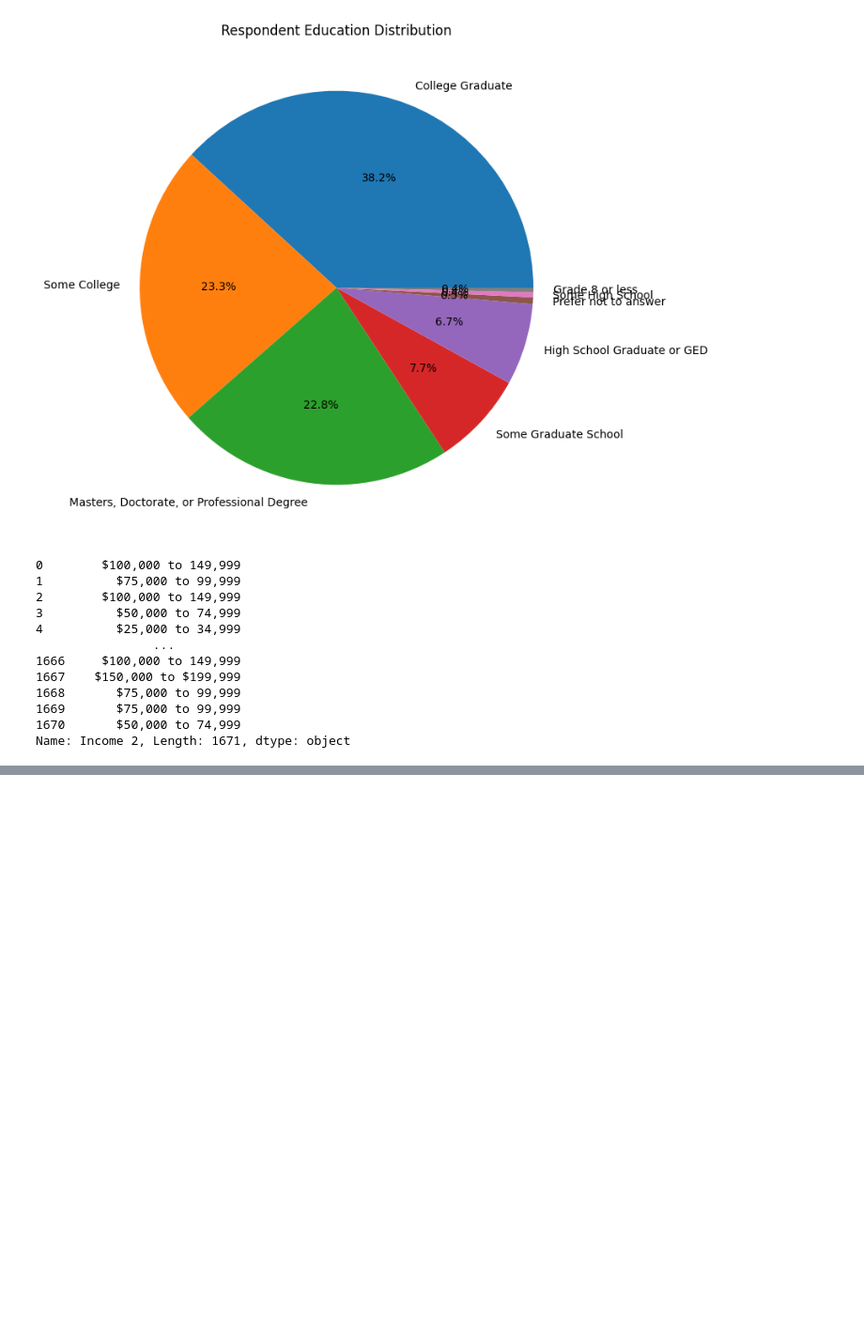
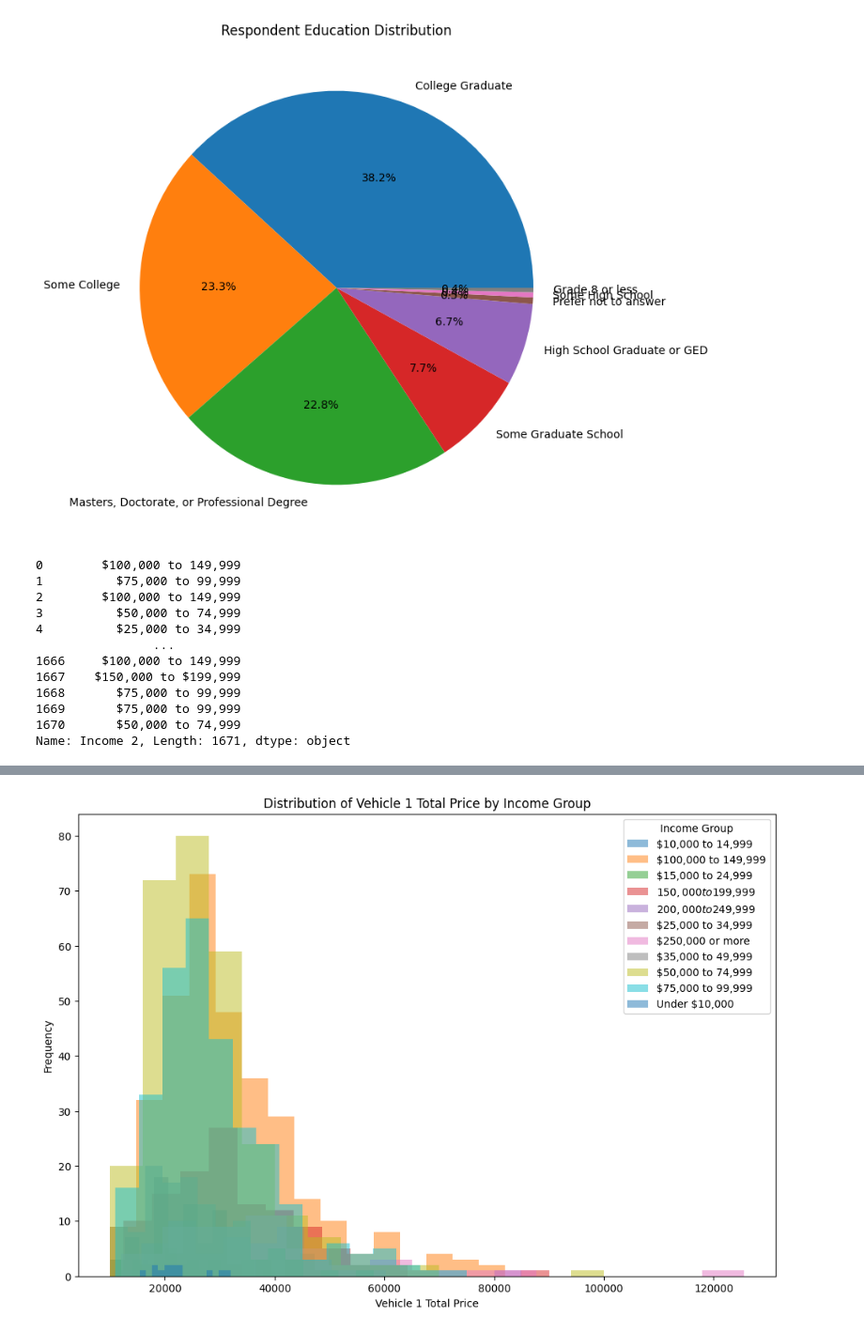
Before and after one commit to kkrusere/EV_Market-Analysis-and-Consumer-Behavior, a Jupyter notebook: data_collection_&_EDA.ipynb, the cells around one changed output, grey strips where cells are left out. Shown at 94% size. Cells and saved outputs as stored; diff of their text form; code cells hidden in the pictures; blank space fills up the shorter version.

```diff
--- a/data_collection_&_EDA.ipynb
+++ b/data_collection_&_EDA.ipynb
@@ -185,0 +201,7 @@ Name: Income 2, Length: 1671, dtype: object
+# %%
+# Grouping the data by "Income 2"
+grouped_data = CA_dataset.groupby('Income 2')
+
+#Mean of 'Veh 1 Total Price' within each income group
+mean_price_by_income = grouped_data['Veh 1 Total Price'].mean()
+print(mean_price_by_income)
@@ -185,0 +246,12 @@ Name: Income 2, Length: 1671, dtype: object
+# %%
+plt.figure(figsize=(12, 8))
+for income_group, group_data in grouped_data:
+    plt.hist(group_data['Veh 1 Total Price'], alpha=0.5, label=str(income_group), bins=15)
+
+plt.xlabel('Vehicle 1 Total Price')
+plt.ylabel('Frequency')
+plt.title('Distribution of Vehicle 1 Total Price by Income Group')
+plt.legend(title='Income Group')
+plt.show()
+# %% [output]
+[figure, added]
```
Also changed, not shown: parts of 6 cells of this notebook.
